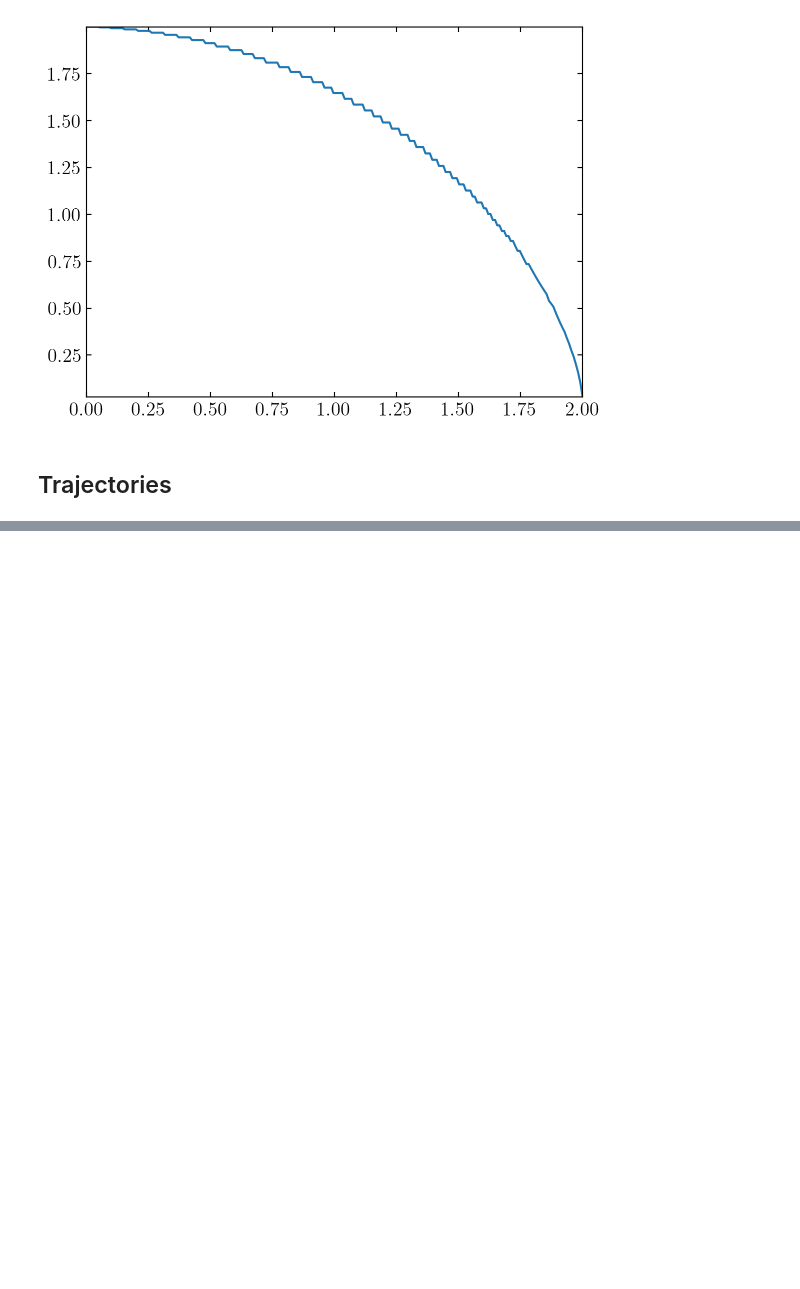
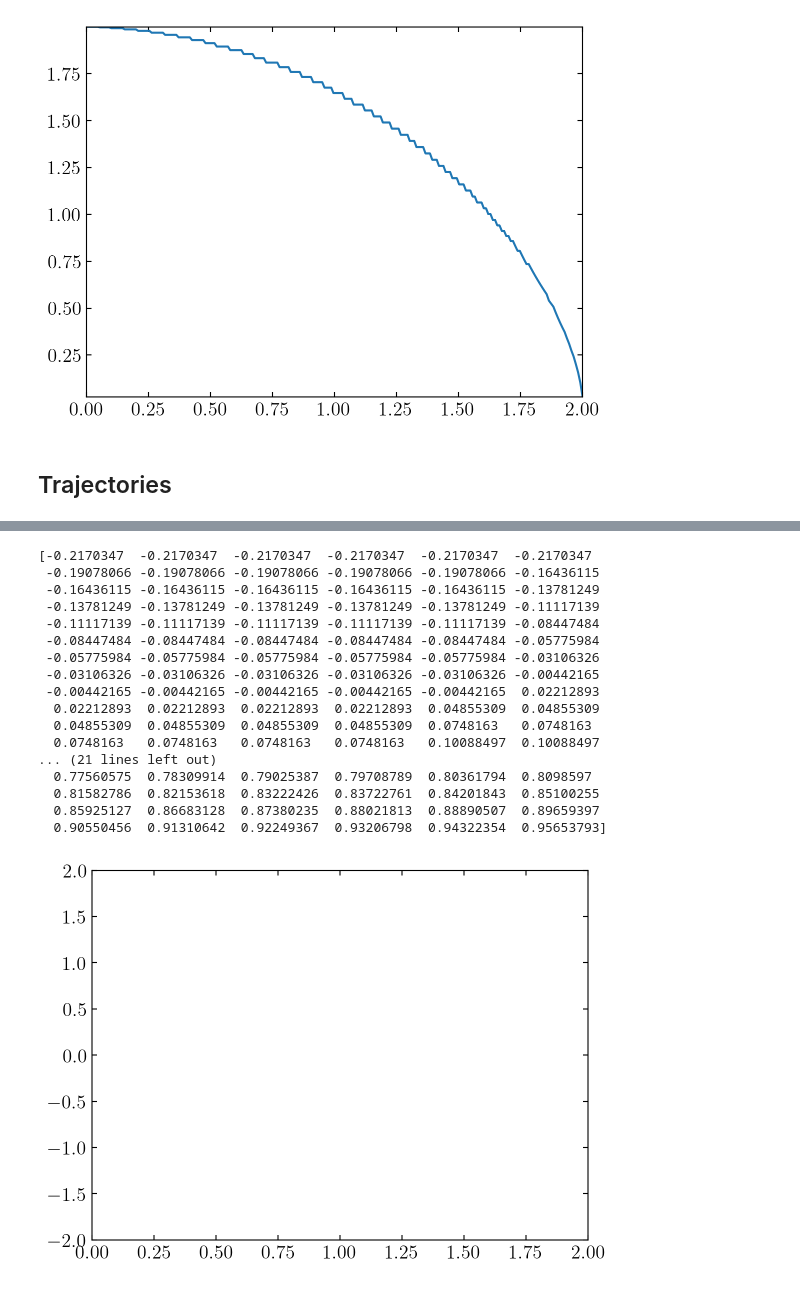
Before and after one commit to smucedola/galaxies-dynamics_2023, a Jupyter notebook: nbody_sh1/2body.ipynb, the cells around one changed output, grey strips where cells are left out. Drawn from its saved outputs; the diff is of its cells as text; code cells hidden in the pictures; blank space fills up the shorter version.

```diff
--- a/nbody_sh1/2body.ipynb
+++ b/nbody_sh1/2body.ipynb
@@ -90,15 +99,19 @@ def init():
     line.set_data([], [])
     return line,
 
+print(m_1['y'])
+
 def animate(i):
     x = m_1['x']
     y = m_1['y']
-    line.set_data(x, y)
+    line.set_data(x[i], y[i])
     return line,
 
-anim = animation.FuncAnimation(fig, animate, init_func=init,
-                               frames=1000, interval=1, blit=True)
+
+ani = animation.FuncAnimation(
+    fig, animate, interval=20, blit=True, save_count=50)
+
+ani.save('animation.gif', writer='imagemagick', fps=60)
 
 plt.show()
-plt.ioff();
 # %% [output]
@@ -106,0 +118,18 @@ plt.ioff();
+[-0.2170347  -0.2170347  -0.2170347  -0.2170347  -0.2170347  -0.2170347
+ -0.19078066 -0.19078066 -0.19078066 -0.19078066 -0.19078066 -0.16436115
+ -0.16436115 -0.16436115 -0.16436115 -0.16436115 -0.16436115 -0.13781249
+ -0.13781249 -0.13781249 -0.13781249 -0.13781249 -0.13781249 -0.11117139
+ -0.11117139 -0.11117139 -0.11117139 -0.11117139 -0.11117139 -0.08447484
+ -0.08447484 -0.08447484 -0.08447484 -0.08447484 -0.08447484 -0.05775984
+ -0.05775984 -0.05775984 -0.05775984 -0.05775984 -0.05775984 -0.03106326
+ -0.03106326 -0.03106326 -0.03106326 -0.03106326 -0.03106326 -0.00442165
+ -0.00442165 -0.00442165 -0.00442165 -0.00442165 -0.00442165  0.02212893
+  0.02212893  0.02212893  0.02212893  0.02212893  0.04855309  0.04855309
+  0.04855309  0.04855309  0.04855309  0.04855309  0.0748163   0.0748163
+  0.0748163   0.0748163   0.0748163   0.0748163   0.10088497  0.10088497
+... (21 lines left out)
+  0.77560575  0.78309914  0.79025387  0.79708789  0.80361794  0.8098597
+  0.81582786  0.82153618  0.83222426  0.83722761  0.84201843  0.85100255
+  0.85925127  0.86683128  0.87380235  0.88021813  0.88890507  0.89659397
+  0.90550456  0.91310642  0.92249367  0.93206798  0.94322354  0.95653793]
+[figure, added]
```
Also changed, not shown: parts of 4 cells of this notebook, 2 other files.
